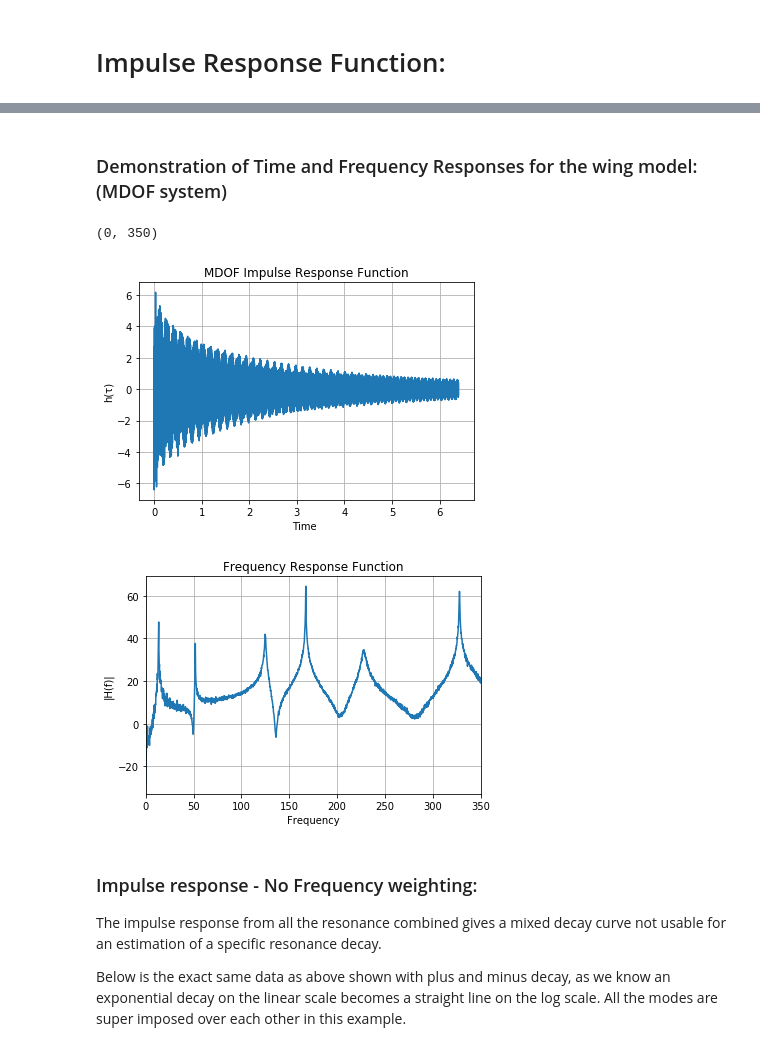
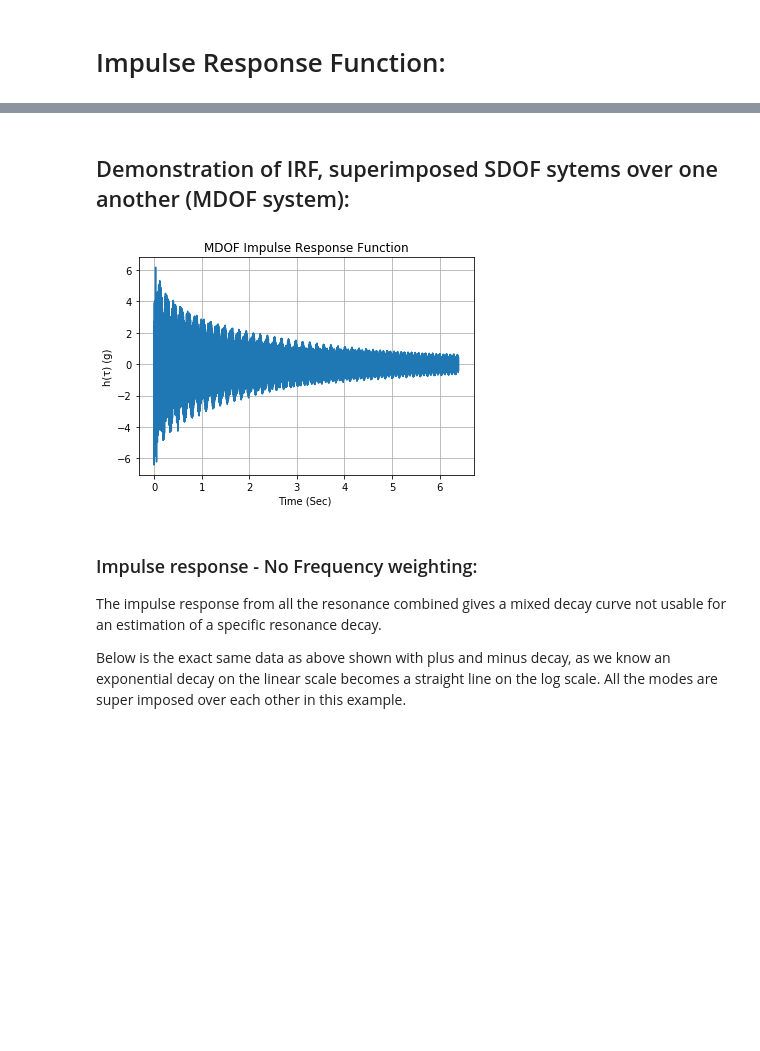
Before and after one commit to josephcslater/MAC_and_Modalupdating, a Jupyter notebook: MAC_JupyterNotebook/MACandModelCorrection.ipynb, the cells around one changed output, grey strips where cells are left out. Cells and saved outputs as stored; diff of their text form; code cells hidden in the pictures; blank space fills up the shorter version.

Commit message:
see MACandModelCorrection.ipynb, need suggestions for improvements

```diff
--- a/MAC_JupyterNotebook/MACandModelCorrection.ipynb
+++ b/MAC_JupyterNotebook/MACandModelCorrection.ipynb
@@ -100,35 +95,25 @@ However, when we hit any structure every resonance adds up together and will app
-# %% [markdown]
-### Demonstration of Time and Frequency Responses for the wing model: (MDOF system)
+# %% [markdown]
+## Demonstration of IRF, superimposed SDOF sytems over one another (MDOF system):
 # %%
 %matplotlib inline
 mat_contents=sio.loadmat('SystemAnalysis/1.mat')
 
 Frequency= mat_contents['Freq_domain']
 Frequency= np.array(Frequency)
 H = mat_contents['Hf_chan_2']
 
 
 Time = mat_contents['Time_domain']
 h = mat_contents['Time_chan_2']
 
 fig=plt.figure()
 plt.title('MDOF Impulse Response Function')
 plt.plot(Time, (h))
-plt.xlabel('Time ')
-plt.ylabel('h(τ)')
+plt.xlabel('Time (Sec) ')
+plt.ylabel('h(τ) (g)')
 plt.grid()
-
-fig=plt.figure()
-plt.title('Frequency Response Function')
-plt.plot(Frequency, 20*np.log10(abs(H)))
-plt.xlabel('Frequency')
-plt.ylabel('|H(f)|')
-plt.grid()
-plt.xlim(xmax=350, xmin=0)
 # %% [output]
-(0, 350)
-[figure, old version]
+[figure, new version]
-[figure, removed]
 # %% [markdown]
 ### Impulse response - No Frequency weighting:
 
```
Also changed, not shown: parts of 3 cells of this notebook, 3 other files.
